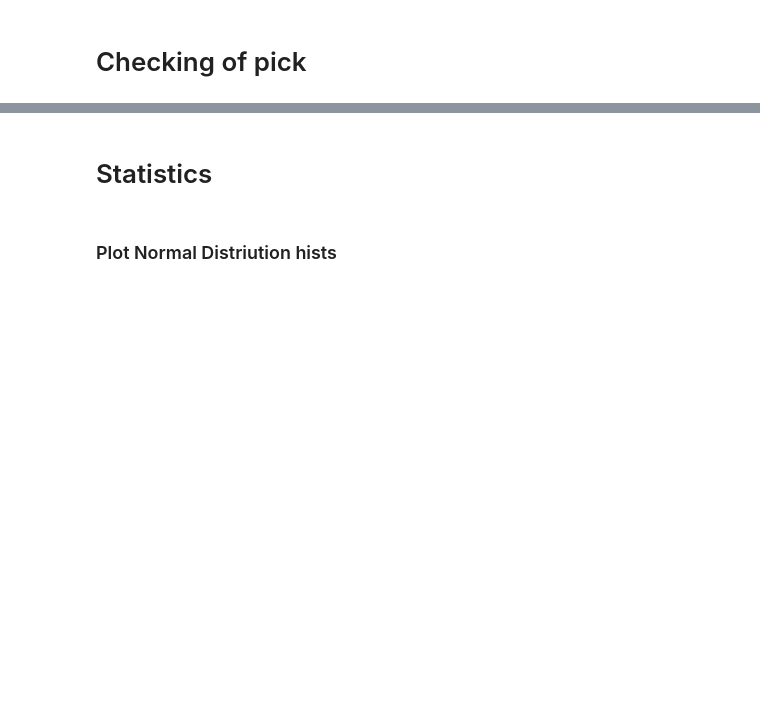
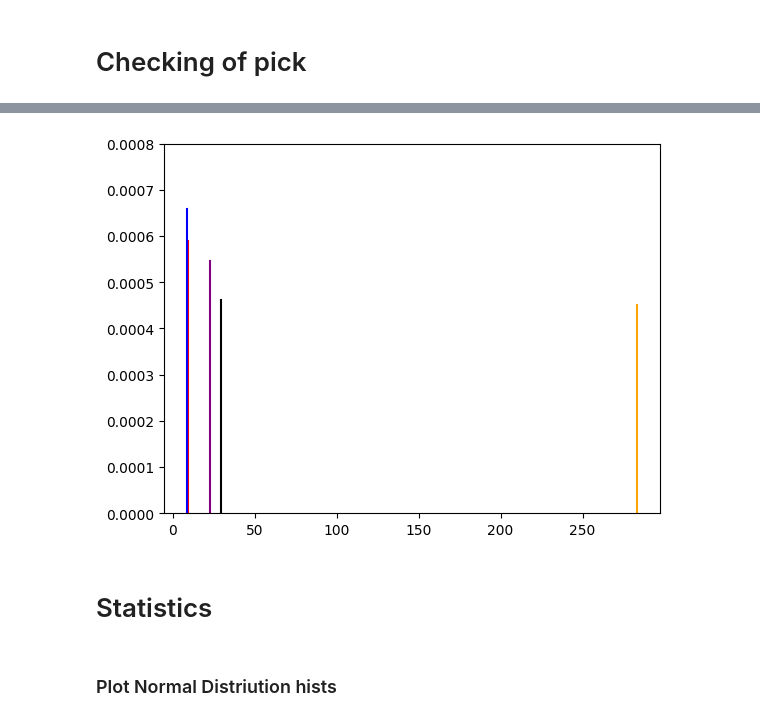
Before and after one commit to RaLLy08/msap-data-analysis, a Jupyter notebook: ga_as_de/stats_ga_as_de.ipynb, the cells around one changed output, grey strips where cells are left out. Drawn from its saved outputs; the diff is of its cells as text; code cells hidden in the pictures; blank space fills up the shorter version.

```diff
--- a/ga_as_de/stats_ga_as_de.ipynb
+++ b/ga_as_de/stats_ga_as_de.ipynb
@@ -96,0 +296,10 @@ log_file_content[0][0][0]
+# %%
+sine_waves = params[0][generation_index]
+
+colors = ['red', 'blue', 'orange', 'purple', 'black']
+for sine_wave, color in zip(sine_waves, colors):
+    amplitude, frequency, phase, decay = sine_wave
+    plt.ylim(0, 0.0008)
+    plt.plot([frequency, frequency], [-amplitude, amplitude], color, label='f')
+# %% [output]
+[figure, added]
```
Also changed, not shown: parts of 58 cells of this notebook.
